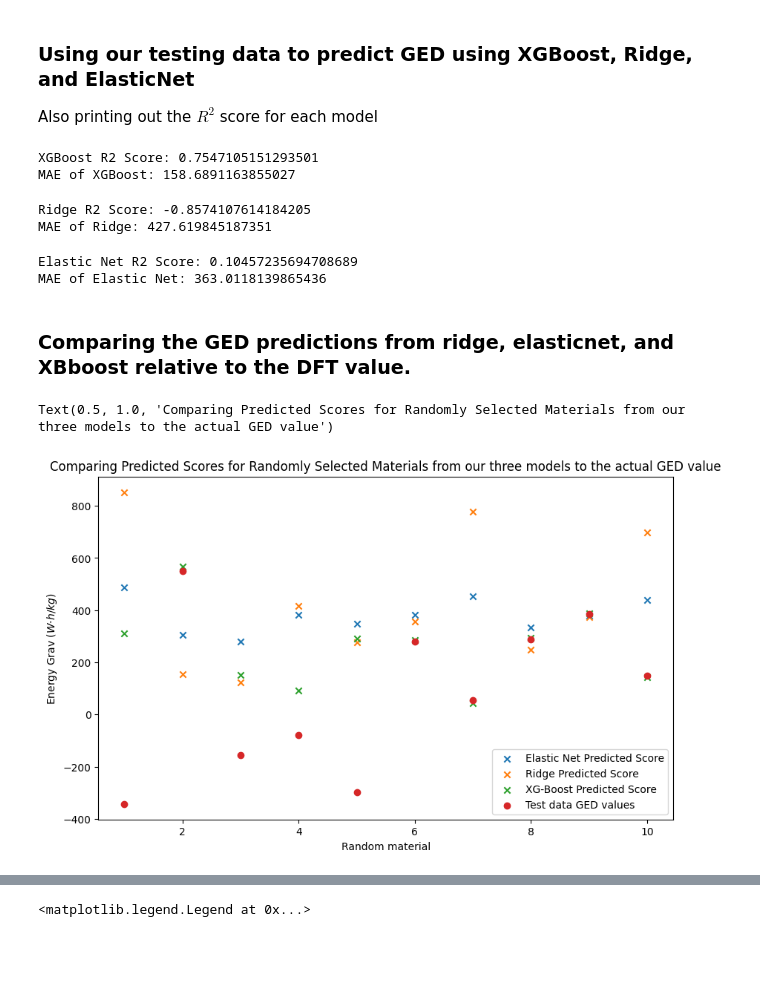
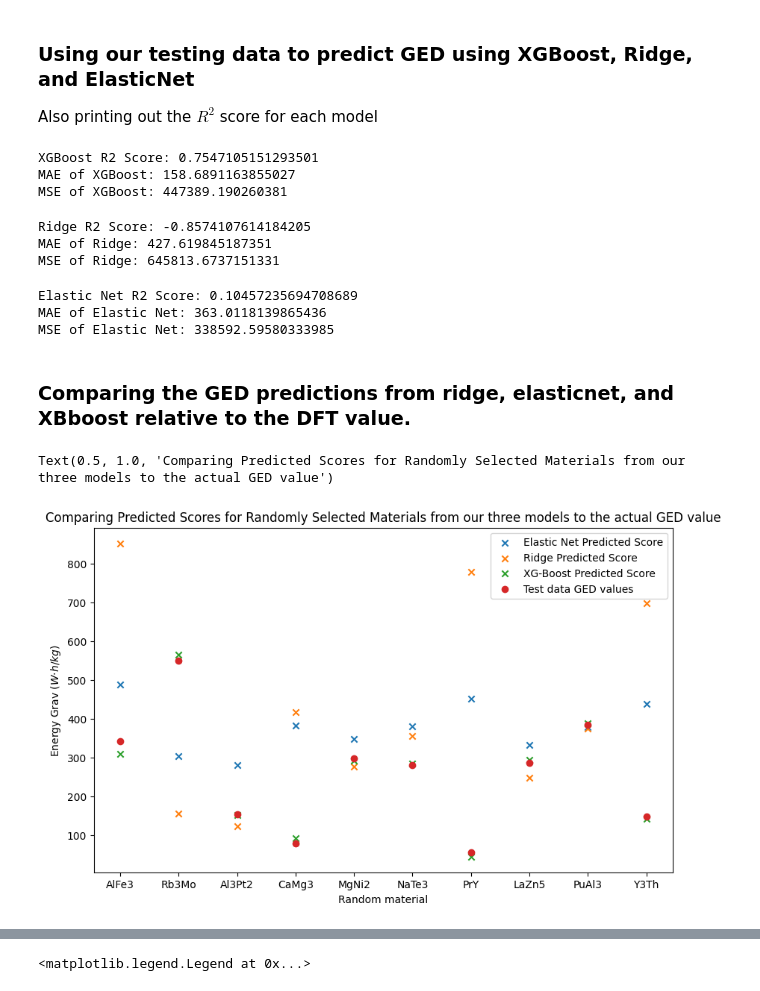
Before and after one commit to alaycheme25/chemeng277_batteryproject, a Jupyter notebook: machine_learning_3_10_latest.ipynb, the cells around one changed output, grey strips where cells are left out. Cells and saved outputs as stored; diff of their text form; code cells hidden in the pictures; blank space fills up the shorter version.

```diff
--- a/machine_learning_3_10_latest.ipynb
+++ b/machine_learning_3_10_latest.ipynb
@@ -440,40 +452,49 @@ xg_pred = x_model.predict(test_data_feature)
 print(f"XGBoost R2 Score: {r2_score(np.abs(test_data_score), xg_pred)}")
 xb_f_weight = x_model.feature_importances_
 print(f"MAE of XGBoost: {mean_absolute_error(test_data_score, xg_pred)}")
+print(f"MSE of XGBoost: {mean_squared_error(test_data_score, xg_pred)}")
 # %% [output]
 XGBoost R2 Score: 0.7547105151293501
 MAE of XGBoost: 158.6891163855027
+MSE of XGBoost: 447389.190260381
 # %%
 test_pred_ridge = ridge_pipeline.predict(test_data_feature)
 print(f"Ridge R2 Score: {r2_score(np.abs(test_data_score), test_pred_ridge)}")
 ridge_f_weight = ridge_pipeline.named_steps["ridge"].coef_
 print(f"MAE of Ridge: {mean_absolute_error(test_data_score, test_pred_ridge)}")
+print(f"MSE of Ridge: {mean_squared_error(test_data_score, test_pred_ridge)}")
 # %% [output]
 Ridge R2 Score: -0.8574107614184205
 MAE of Ridge: 427.619845187351
+MSE of Ridge: 645813.6737151331
 # %%
 test_pred_enet = enet_pipeline.predict(test_data_feature)
 print(f"Elastic Net R2 Score: {r2_score(np.abs(test_data_score), test_pred_enet)}")
 enet_f_weight = enet_pipeline.named_steps["enet"].coef_
 print(f"MAE of Elastic Net: {mean_absolute_error(test_data_score, test_pred_enet)}")
+print(f"MSE of Elastic Net: {mean_squared_error(test_data_score, test_pred_enet)}")
 # %% [output]
 Elastic Net R2 Score: 0.10457235694708689
 MAE of Elastic Net: 363.0118139865436
+MSE of Elastic Net: 338592.59580333985
 # %% [markdown]
 ### Comparing the GED predictions from ridge, elasticnet, and XBboost relative to the DFT value.
 # %%
 random_mats = energy_grav.sample(n=10, random_state=42).values.flatten()
 random_index = [energy_grav[energy_grav == val].index[0] for val in random_mats]
 # %%
+
+# Get material names for the randomly selected materials
+random_materials = test_data_short.loc[random_index, "formula_pretty"].values
 plt.figure(figsize=(10, 6))
-plt.scatter(range(1, 11), test_pred_enet[random_index], marker='x', label='Elastic Net Predicted Score')
-plt.scatter(range(1, 11), test_pred_ridge[random_index], marker='x', label='Ridge Predicted Score')
-plt.scatter(range(1, 11), xg_pred[random_index], marker='x', label='XG-Boost Predicted Score')
-plt.scatter(range(1, 11), random_mats, marker='o', label='Test data GED values')
+plt.scatter(random_materials, test_pred_enet[random_index], marker='x', label='Elastic Net Predicted Score')
+plt.scatter(random_materials, test_pred_ridge[random_index], marker='x', label='Ridge Predicted Score')
+plt.scatter(random_materials, xg_pred[random_index], marker='x', label='XG-Boost Predicted Score')
+plt.scatter(random_materials, np.abs(random_mats), marker='o', label='Test data GED values')
 plt.xlabel('Random material')
 plt.ylabel(r'Energy Grav $(W⋅h/kg)$')
 plt.legend()
 plt.title('Comparing Predicted Scores for Randomly Selected Materials from our three models to the actual GED value')
 # %% [output]
 Text(0.5, 1.0, 'Comparing Predicted Scores for Randomly Selected Materials from our three models to the actual GED value')
-[figure, old version]
+[figure, new version]
```
Also changed, not shown: parts of 3 cells of this notebook.
